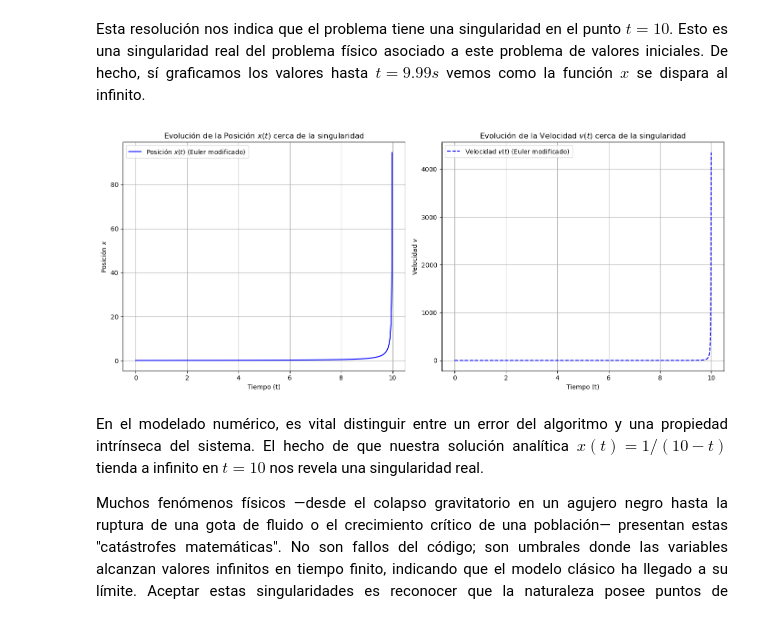
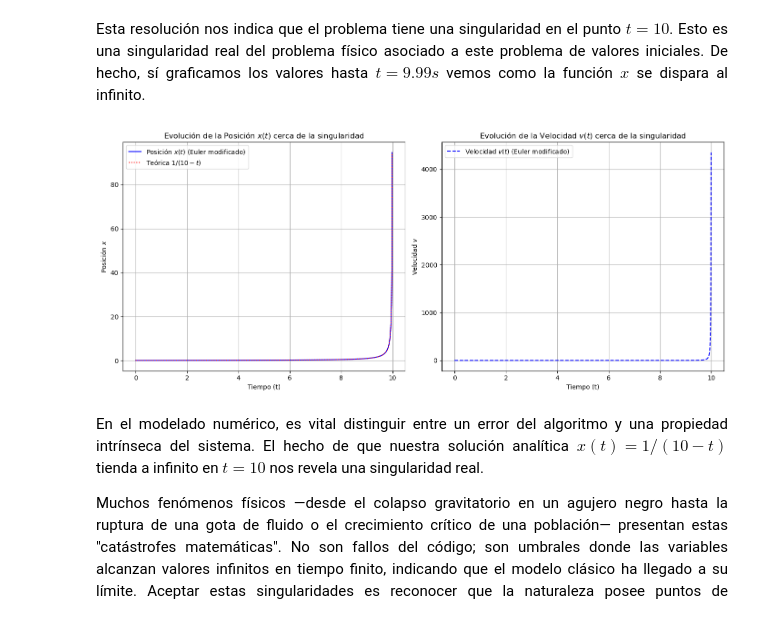
Before and after one commit to LagrangianLad/physics-lab, a Jupyter notebook: Computational physics/lab.ipynb, the cells around one changed output. Cells and saved outputs as stored; diff of their text form; code cells hidden in the pictures.

```diff
--- a/Computational physics/lab.ipynb
+++ b/Computational physics/lab.ipynb
@@ -1181,11 +1195,14 @@ $$x(t) = \frac{-1}{t - 10} = \frac{1}{10 - t}$$
 # %% [markdown]
 <p style="text-indent: 0em; text-align: justify;">Esta resolución nos indica que el problema tiene una singularidad en el punto $t = 10$. Esto es una singularidad real del problema físico asociado a este problema de valores iniciales. De hecho, sí graficamos los valores hasta $t= 9.99 s$ vemos como la función $x$ se dispara al infinito.
 # %%
-# Nuevos valores iniciales
+# VALORES INICIALES PARA RESOLVER LA EDO x' = x^2
+x0 = 0.1
+v0 = x0**2
 tinicial = 0
 tfinal = 9.99
 N = 1000  # Número de pasos
 delta = (tfinal - tinicial) / N
+
 
 # PROBLEMA DE VALORES INCIALES PVI
 # x(0) = 0.1
@@ -1198,34 +1215,36 @@ for i in range(N):
     vsiguiente = output_v_ec[i] + aceleracion_actual * delta
     xsiguiente = output_x_ec[i] + vsiguiente * delta
     output_x_ec.append(xsiguiente)
     output_v_ec.append(vsiguiente)
 
 tiempo = np.linspace(tinicial, tfinal, len(output_x_ec))
+posicion_teorica = 1 / (10 - tiempo)
 
 plt.figure(figsize=(14, 6)) # Aumentamos el tamaño para que los gráficos se vean mejor
 
 # Gráfico de Posición (x(t))
 plt.subplot(1, 2, 1) # 1 fila, 2 columnas, primer gráfico
 plt.plot(tiempo, output_x_ec, label='Posición $x(t)$ (Euler modificado)', color='blue')
+plt.plot(tiempo, output_x_ec, label='Teórica $1/(10-t)$', color='red', linestyle=":")
 plt.title('Evolución de la Posición $x(t)$ cerca de la singularidad')
 plt.xlabel('Tiempo (t)')
 plt.ylabel('Posición $x$')
 plt.legend()
 plt.grid(True)
 
 # Gráfico de Velocidad (v(t))
 plt.subplot(1, 2, 2) # 1 fila, 2 columnas, segundo gráfico
 plt.plot(tiempo, output_v_ec, "--", label='Velocidad $v(t)$ (Euler modificado)', color='blue')
 plt.title('Evolución de la Velocidad $v(t)$ cerca de la singularidad')
 plt.xlabel('Tiempo (t)')
 plt.ylabel('Velocidad $v$')
 plt.legend()
 plt.grid(True)
 
 plt.tight_layout()
 plt.show()
 # %% [output]
-[figure, old version]
+[figure, new version]
 # %% [markdown]
 <p style="text-indent: 0em; text-align: justify;">En el modelado numérico, es vital distinguir entre un error del algoritmo y una propiedad intrínseca del sistema. El hecho de que nuestra solución analítica $x(t) = 1/(10-t)$ tienda a infinito en $t=10$ nos revela una singularidad real.
 
```
Also changed, not shown: parts of 17 cells of this notebook, 1 other file.
